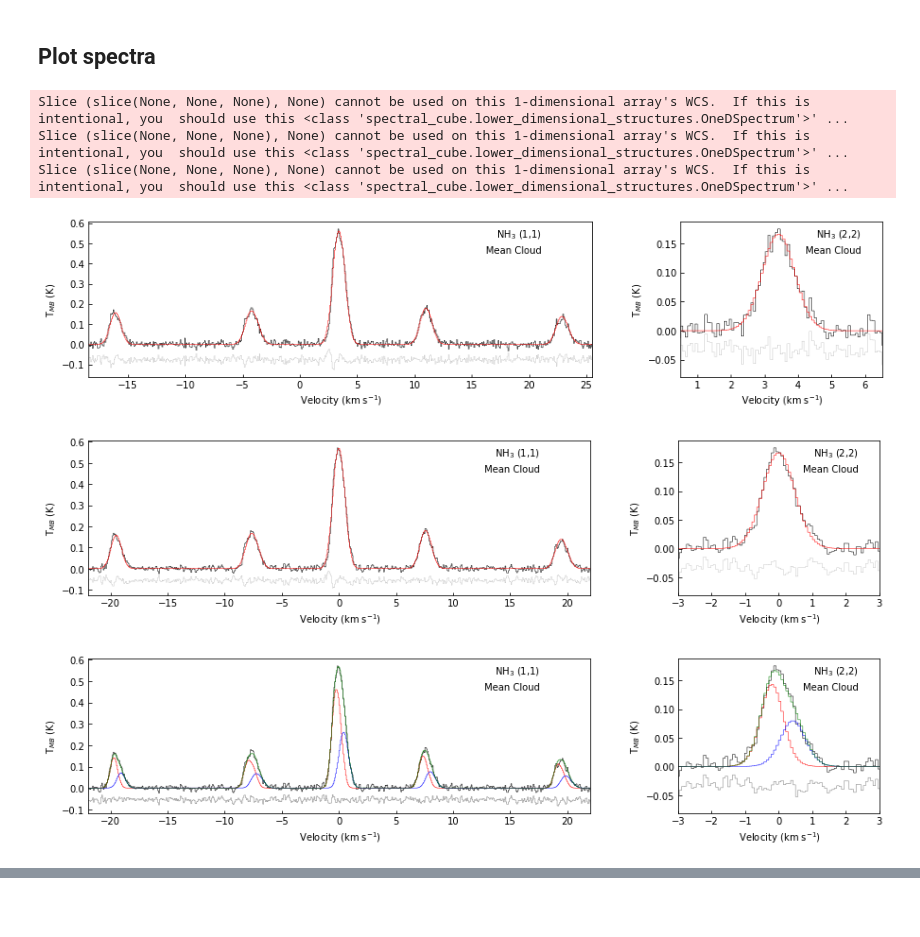
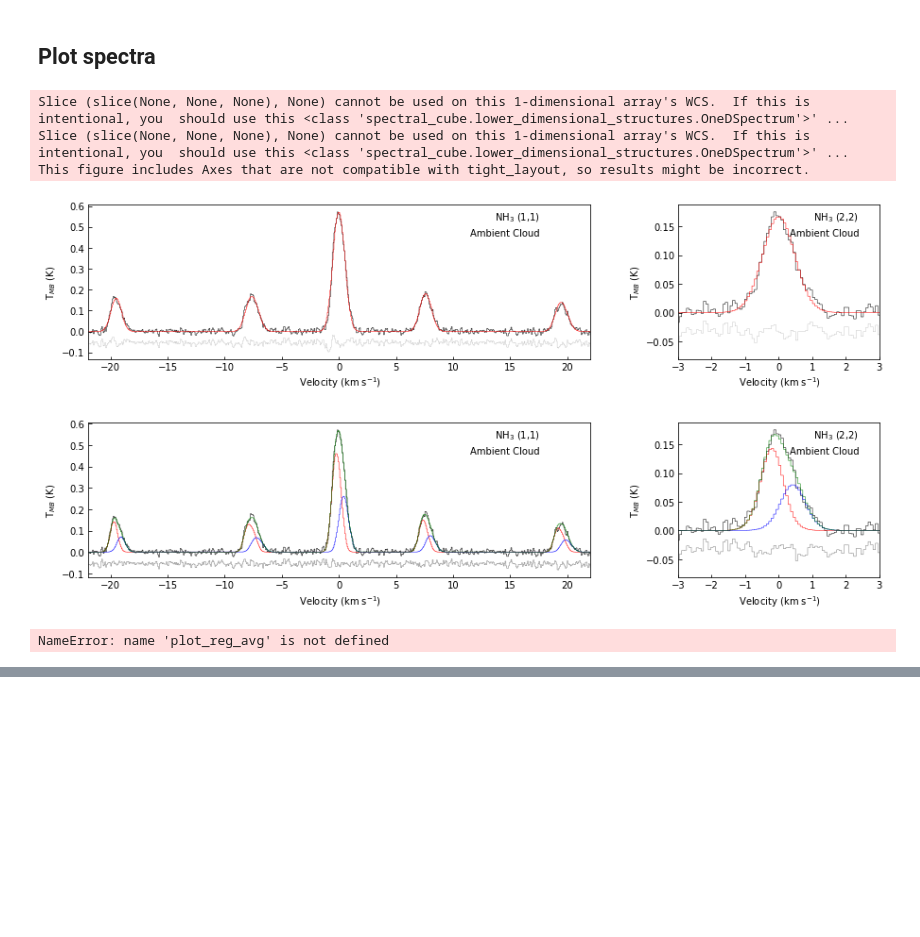
Before and after one commit to SpandanCh/L1688_2-cmp_ltr, a Jupyter notebook: L1688_letter_scripts.ipynb, the cells around one changed output, grey strips where cells are left out. Saved outputs shown, nothing was run; the diff lists cells and outputs as text; code cells hidden in the pictures; blank space fills up the shorter version.

```diff
--- a/L1688_letter_scripts.ipynb
+++ b/L1688_letter_scripts.ipynb
@@ -580,22 +581,40 @@ pars1 = pickle.load(par_fl)
 errs1 = pickle.load(err_fl)
 par_fl.close()
 err_fl.close()
+# %%
+new = '_new2'
+par = pars_c
+err = errs_c
+
+fig1,ax = plot_reg_avg(reg_i='mean_cloud', reg_label='Ambient Cloud', ext='_v_al_0', c1='k', c2='r',resid=True,w1=5,w2=2,
+                          fgsz=(15,3),x11=22,x22=3,new=new)
+fig2,ax = plot_reg_avg_2cmp(reg_i='mean_cloud', reg_label='Ambient Cloud', c1='r', c2='b', pars=par, errs=err,
+                           do_res=True, do_sum=True, w1=5, w2=2, fgsz=(15,3),x11=22,x22=3,new=new)
+
+fig1.tight_layout()
+fig2.tight_layout()
+
+fig1.savefig('avg_spec_w_fit_1_cmp_mean_cloud.pdf')
+fig2.savefig('avg_spec_w_fit_2_cmp_mean_cloud.pdf')
+# %% [output]
+Slice (slice(None, None, None), None) cannot be used on this 1-dimensional array's WCS.  If this is intentional, you  should use this <class 'spectral_cube.lower_dimensional_structures.OneDSpectrum'>' ...
+Slice (slice(None, None, None), None) cannot be used on this 1-dimensional array's WCS.  If this is intentional, you  should use this <class 'spectral_cube.lower_dimensional_structures.OneDSpectrum'>' ...
+This figure includes Axes that are not compatible with tight_layout, so results might be incorrect.
+[figure, added]
+[figure, added]
 # %%
-new = '_new2'
-par = pars_c
-err = errs_c
+rg = 'OphF'
+rg_lb = reg_lab[rg]
 
-fig,ax = plot_reg_avg(reg_i='mean_cloud', reg_label='Mean Cloud', ext='', c1='k', c2='r',resid=True,w1=5,w2=2,
-                          fgsz=(15,3),x11=22,x22=3,new=new)
-fig,ax = plot_reg_avg(reg_i='mean_cloud', reg_label='Mean Cloud', ext='_v_al_0', c1='k', c2='r',resid=True,w1=5,w2=2,
-                          fgsz=(15,3),x11=22,x22=3,new=new)
-fig,ax = plot_reg_avg_2cmp(reg_i='mean_cloud', reg_label='Mean Cloud', c1='r', c2='b', pars=par, errs=err,
-                           do_res=True, do_sum=True, w1=5, w2=2, fgsz=(15,3),x11=22,x22=3,new=new)
+par = pars[rg]
+err = errs[rg]
+
+# fig,ax = plot_reg_avg(reg_i=rg, reg_label=rg_lb, ext='', c1='k', c2='r',resid=True,w1=5,w2=2,
+#                           fgsz=(15,3),x11=22,x22=3,new='')
+fig1,ax = plot_reg_avg(reg_i=rg, reg_label=rg_lb, ext='_v_al_0', c1='k', c2='r',resid=True,w1=5,w2=2,
+                          fgsz=(15,3),x11=22,x22=3,new='')
+fig2,ax = plot_reg_avg_2cmp(reg_i=rg, reg_label=rg_lb, c1='r', c2='b', pars=par, errs=err,
+                           do_res=True, do_sum=True, w1=5, w2=2, fgsz=(15,3),x11=22,x22=3,new='')
 # %% [output]
-Slice (slice(None, None, None), None) cannot be used on this 1-dimensional array's WCS.  If this is intentional, you  should use this <class 'spectral_cube.lower_dimensional_structures.OneDSpectrum'>' ...
-Slice (slice(None, None, None), None) cannot be used on this 1-dimensional array's WCS.  If this is intentional, you  should use this <class 'spectral_cube.lower_dimensional_structures.OneDSpectrum'>' ...
-Slice (slice(None, None, None), None) cannot be used on this 1-dimensional array's WCS.  If this is intentional, you  should use this <class 'spectral_cube.lower_dimensional_structures.OneDSpectrum'>' ...
+NameError: name 'plot_reg_avg' is not defined
-[figure, removed]
-[figure, removed]
-[figure, removed]
 # %%
```
Also changed, not shown: parts of 3 cells of this notebook.
